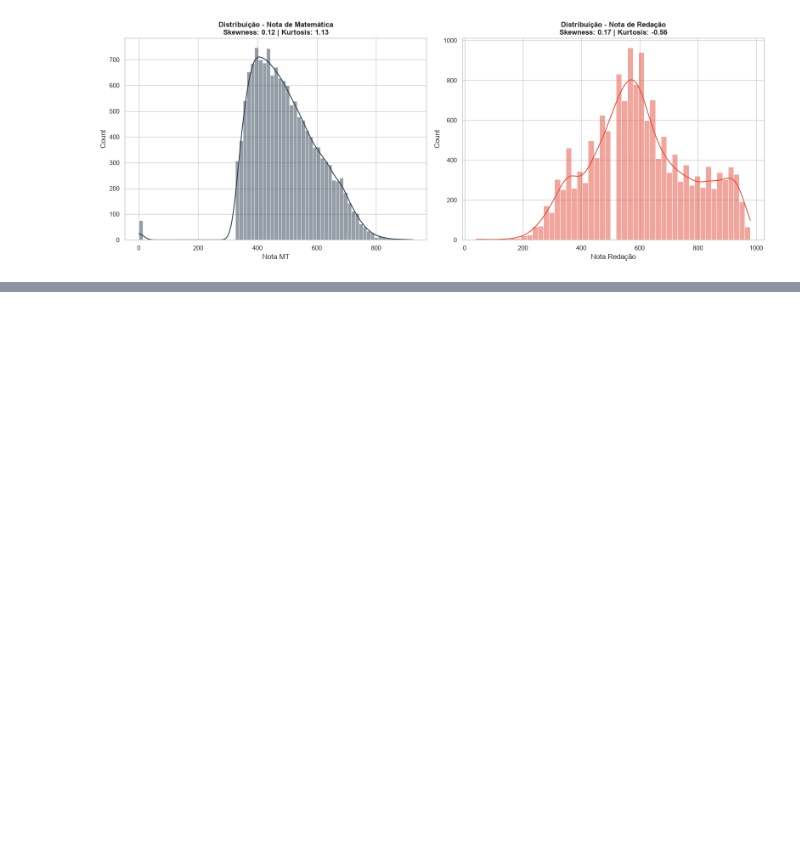
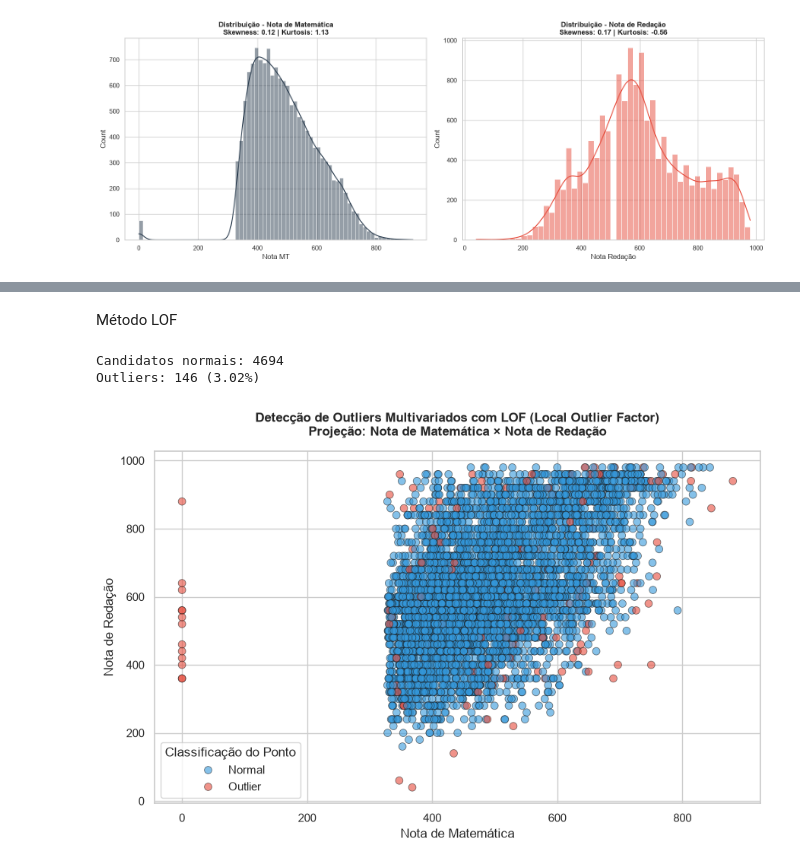
Before and after one commit to mvs105/TESI1-2026.1, a Jupyter notebook: pre_processamento_acre.ipynb, the cells around one changed output, grey strips where cells are left out. Drawn from its saved outputs; the diff is of its cells as text; code cells hidden in the pictures; blank space fills up the shorter version.

```diff
--- a/pre_processamento_acre.ipynb
+++ b/pre_processamento_acre.ipynb
@@ -438,0 +556,46 @@ plt.show()
+# %% [markdown]
+Método LOF
+# %%
+from sklearn.neighbors import LocalOutlierFactor
+
+df_lof = df_analise_escola.copy()
+
+scaler = StandardScaler()
+notas_escaladas = scaler.fit_transform(df_lof[colunas_notas])
+
+# Inicialização e treinamento do Local Outlier Factor (LOF)
+# Usando 20 vizinhos (padrão recomendado no slide) e 3% de contaminação
+lof = LocalOutlierFactor(n_neighbors=20, contamination=0.03)
+df_lof['outlier_lof'] = lof.fit_predict(notas_escaladas)
+
+df_lof['is_outlier_label'] = df_lof['outlier_lof'].map({1: 'Normal', -1: 'Outlier'})
+
+# Estatísticas
+qtd_outliers = (df_lof['outlier_lof'] == -1).sum()
+pct_outliers = (qtd_outliers / len(df_lof)) * 100
+
+print(f"Candidatos normais: {len(df_lof) - qtd_outliers}")
+print(f"Outliers: {qtd_outliers} ({pct_outliers:.2f}%)")
+
+plt.figure(figsize=(9, 6))
+sns.scatterplot(
+    data=df_lof,
+    x='NU_NOTA_MT',
+    y='NU_NOTA_REDACAO',
+    hue='is_outlier_label',
+    palette={'Normal': '#3498db', 'Outlier': '#e74c3c'},
+    alpha=0.6,
+    edgecolor='k',
+    s=50
+)
+
+plt.title('Detecção de Outliers Multivariados com LOF (Local Outlier Factor)\nProjeção: Nota de Matemática × Nota de Redação', fontsize=12, fontweight='bold', pad=15)
+plt.xlabel('Nota de Matemática')
+plt.ylabel('Nota de Redação')
+plt.legend(title='Classificação do Ponto')
+plt.tight_layout()
+plt.show()
+# %% [output]
+Candidatos normais: 4694
+Outliers: 146 (3.02%)
+[figure, added]
```
Also changed, not shown: parts of 22 cells of this notebook.
